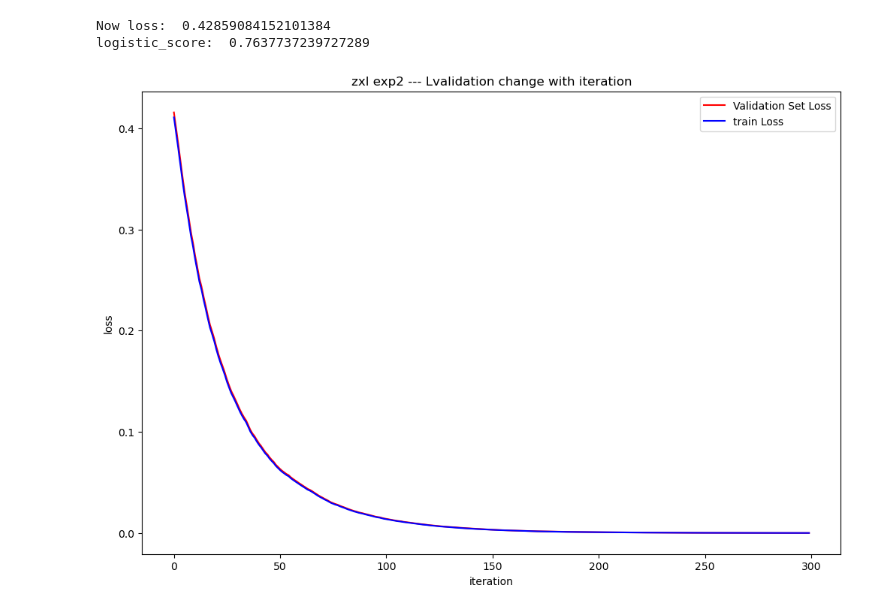
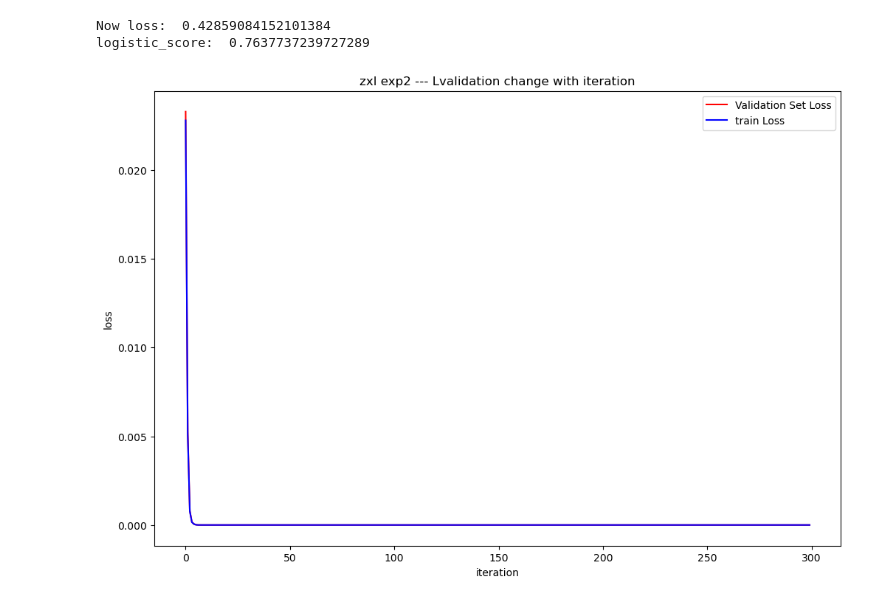
Before and after one commit to ChenmoshaoAlen/MLCourseExp2, a Jupyter notebook: exp2.ipynb, the cells around one changed output. Saved outputs shown, nothing was run; the diff lists cells and outputs as text; code cells hidden in the pictures.

```diff
--- a/exp2.ipynb
+++ b/exp2.ipynb
@@ -48,28 +48,28 @@ def logistic_descent(X, y, theta, alpha, num_iters, batch_size, X_valid, y_valid
 # %%
 theta = np.zeros((X_train.shape[1],1))
 print("Now loss: ",logistic_loss(X_train, y_train, theta))
 
 theta = np.zeros((X_train.shape[1],1))
-alpha = 0.0001
+alpha = 0.005
 num_iters = 300
 opt_theta, loss_train, Lvalidation = logistic_descent(X_train, y_train, theta, alpha, num_iters, 70, X_valid, y_valid)
 
 
 print("logistic_score: ",logistic_score(X_valid, y_valid, opt_theta))
 
 iteration = np.arange(0, num_iters, step = 1)
 fig, ax = plt.subplots(figsize = (12,8))
 ax.set_title('zxl exp2 --- Lvalidation change with iteration')
 ax.set_xlabel('iteration')#横坐标
 ax.set_ylabel('loss')#纵坐标
 plt.plot(iteration, Lvalidation, 'r', label='Validation Set Loss')
 plt.plot(iteration, loss_train, 'b', label='train Loss')
 plt.legend()
 plt.show()
 # %% [output]
 Now loss:  0.42859084152101384
 logistic_score:  0.7637737239727289
-[figure, old version]
+[figure, new version]
 # %%
 # SVM
 def hinge_loss(X, y, theta, t):
```
Also changed, not shown: parts of 1 cell of this notebook.
